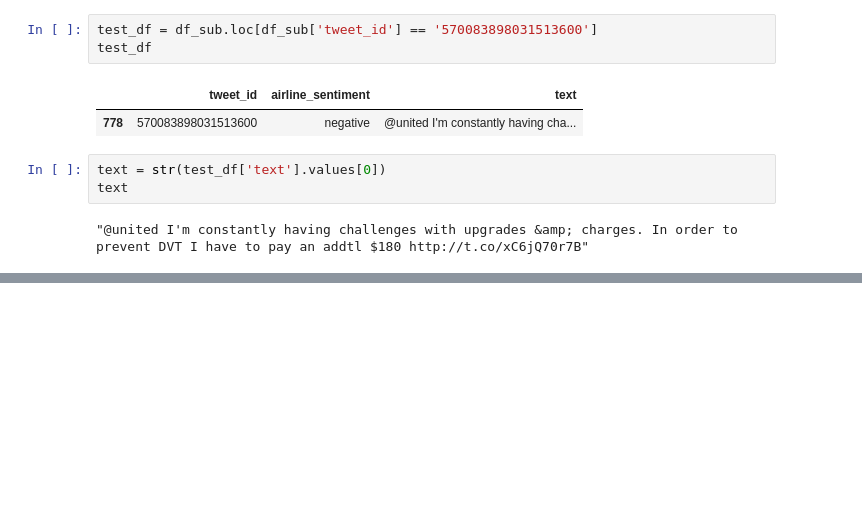
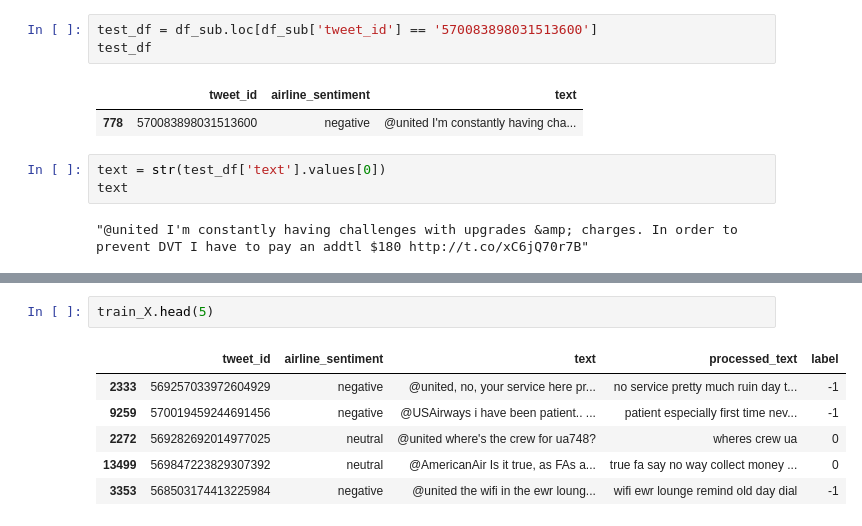
Before and after one commit to lucaswin89/Sentiment-Analysis-using-Machine-Learning-Models, a Jupyter notebook: SentimentAnalysis_YeYintWin.ipynb, the cells around one changed output, grey strips where cells are left out. Cells and saved outputs as stored; diff of their text form; blank space fills up the shorter version.

```diff
--- a/SentimentAnalysis_YeYintWin.ipynb
+++ b/SentimentAnalysis_YeYintWin.ipynb
@@ -144,0 +259,9 @@ PermissionError: [Errno 13] Permission denied: 'yeyintwin_workshop3.csv'
+# %%
+train_X.head(5)
+# %% [output]
+|  | tweet_id | airline_sentiment | text | processed_text | label |
+| 2333 | 569257033972604929 | negative | @united, no, your service here pr... | no service pretty much ruin day t... | -1 |
+| 9259 | 570019459244691456 | negative | @USAirways i have been patient.. ... | patient especially first time nev... | -1 |
+| 2272 | 569282692014977025 | neutral | @united where's the crew for ua748? | wheres crew ua | 0 |
+| 13499 | 569847223829307392 | neutral | @AmericanAir Is it true, as FAs a... | true fa say no way collect money ... | 0 |
+| 3353 | 568503174413225984 | negative | @united the wifi in the ewr loung... | wifi ewr lounge remind old day dial | -1 |
```
Also changed, not shown: parts of 25 cells of this notebook.
